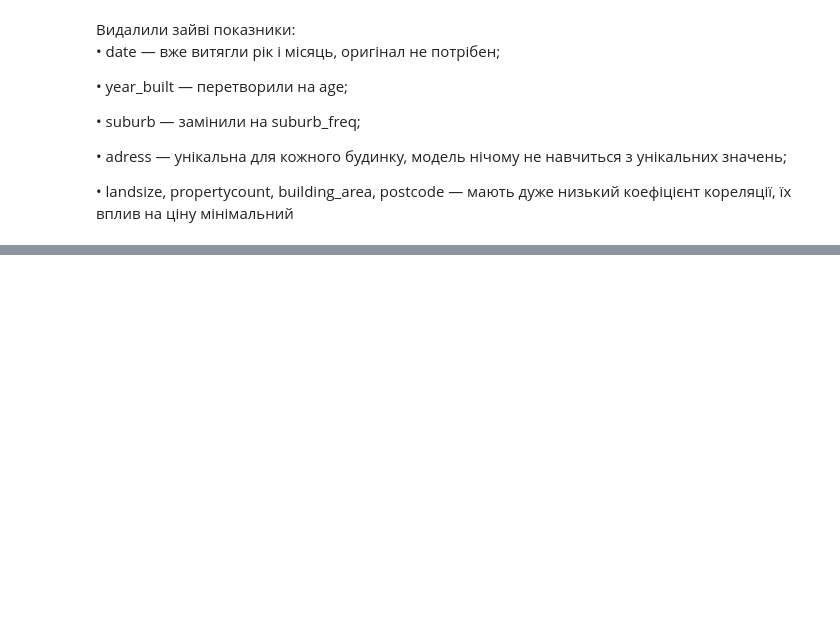
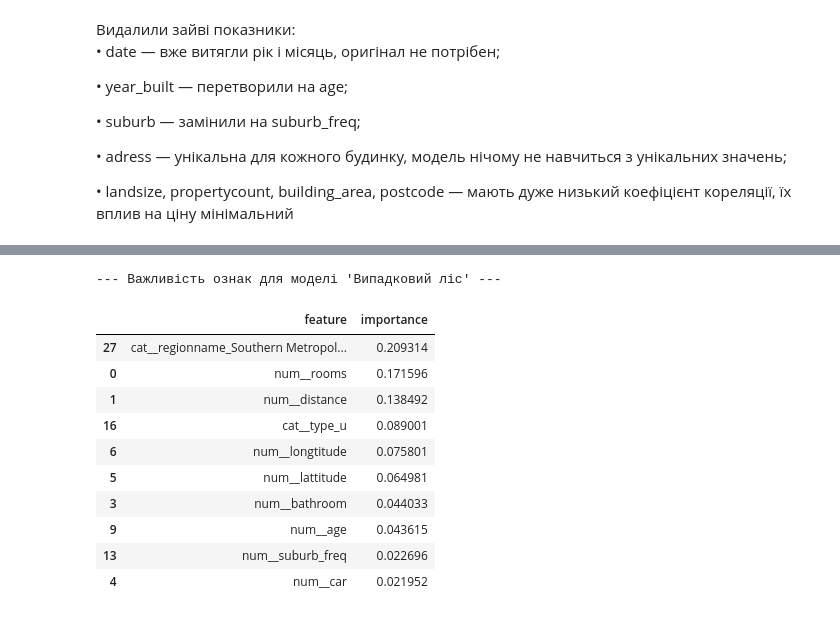
Before and after one commit to Olga-Lyt/melbourne-housing-DTA, a Jupyter notebook: notebooks/melbourne_housing.ipynb, the cells around one changed output, grey strips where cells are left out. Cells and saved outputs as stored; diff of their text form; code cells hidden in the pictures; blank space fills up the shorter version.

```diff
--- a/notebooks/melbourne_housing.ipynb
+++ b/notebooks/melbourne_housing.ipynb
@@ -325,0 +381,8 @@ fe = fe.drop(columns=['date', 'year_built', 'suburb', 'adress', 'landsize', 'pro
+# %%
+# Розділення даних на навчальний та тестовий набори
+X_train, X_test, y_train, y_test = train_test_split(X, y, test_size=0.2, random_state=RANDOM_STATE)
+
+print(f"X_train shape: {X_train.shape}")
+print(f"X_test shape: {X_test.shape}")
+print(f"y_train shape: {y_train.shape}")
+print(f"y_test shape: {y_test.shape}")
@@ -325,0 +426,11 @@ fe = fe.drop(columns=['date', 'year_built', 'suburb', 'adress', 'landsize', 'pro
+# %%
+# Виклик evaluate для різних моделей
+
+# Базова лінія: DummyRegressor (завжди передбачає середнє значення)
+baseline_pipe = evaluate(DummyRegressor(strategy="mean"), "Базова лінія (середнє)")
+
+# Проста модель: LinearRegression
+linear_pipe = evaluate(LinearRegression(), "Лінійна регресія")
+
+# Складніша модель: RandomForestRegressor
+forest_pipe = evaluate(RandomForestRegressor(n_estimators=100, random_state=RANDOM_STATE), "Випадковий ліс")
@@ -325,0 +452,30 @@ fe = fe.drop(columns=['date', 'year_built', 'suburb', 'adress', 'landsize', 'pro
+# %%
+# Аналіз важливості ознак для моделі 'Випадковий ліс'
+
+print("\n--- Важливість ознак для моделі 'Випадковий ліс' ---")
+
+# Отримуємо назви ознак після One-Hot кодування
+feature_names = forest_pipe.named_steps['prep'].get_feature_names_out()
+
+# Отримуємо важливість ознак з навченої моделі
+importances = forest_pipe.named_steps['model'].feature_importances_
+
+# Створюємо DataFrame для зручного відображення
+feature_importances = pd.DataFrame({'feature': feature_names, 'importance': importances})
+
+# Сортуємо за важливістю та виводимо топ-10
+feature_importances = feature_importances.sort_values(by='importance', ascending=False)
+display(feature_importances.head(10))
+# %% [output]
+--- Важливість ознак для моделі 'Випадковий ліс' ---
+|  | feature | importance |
+| 27 | cat__regionname_Southern Metropol... | 0.209314 |
+| 0 | num__rooms | 0.171596 |
+| 1 | num__distance | 0.138492 |
+| 16 | cat__type_u | 0.089001 |
+| 6 | num__longtitude | 0.075801 |
+| 5 | num__lattitude | 0.064981 |
+| 3 | num__bathroom | 0.044033 |
+| 9 | num__age | 0.043615 |
+| 13 | num__suburb_freq | 0.022696 |
+| 4 | num__car | 0.021952 |
```
Also changed, not shown: parts of 9 cells of this notebook.
